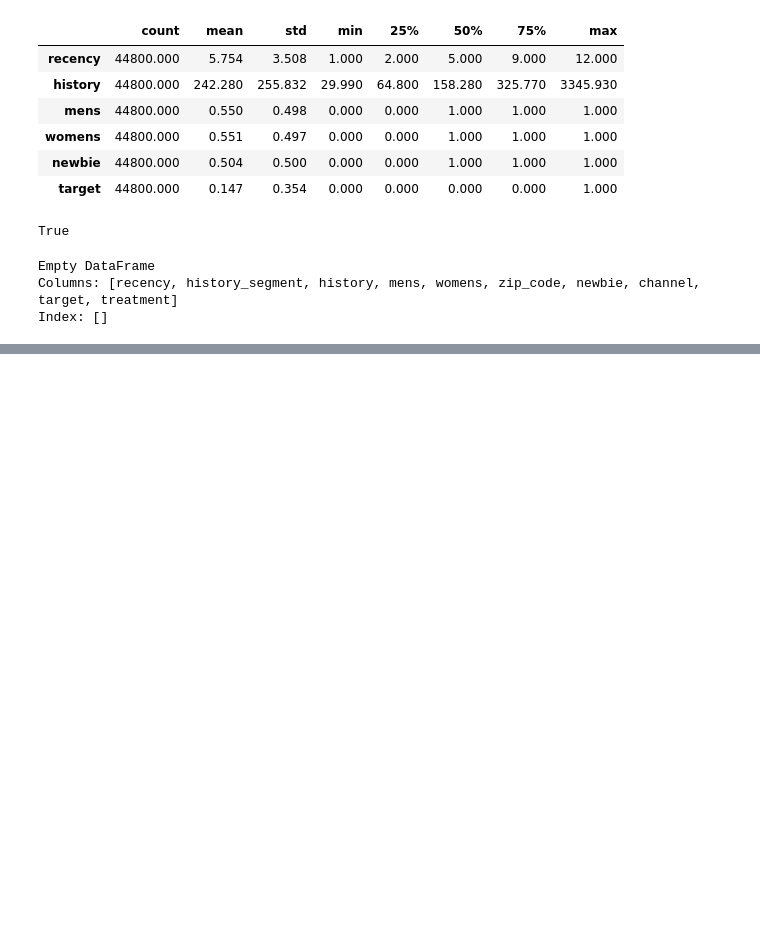
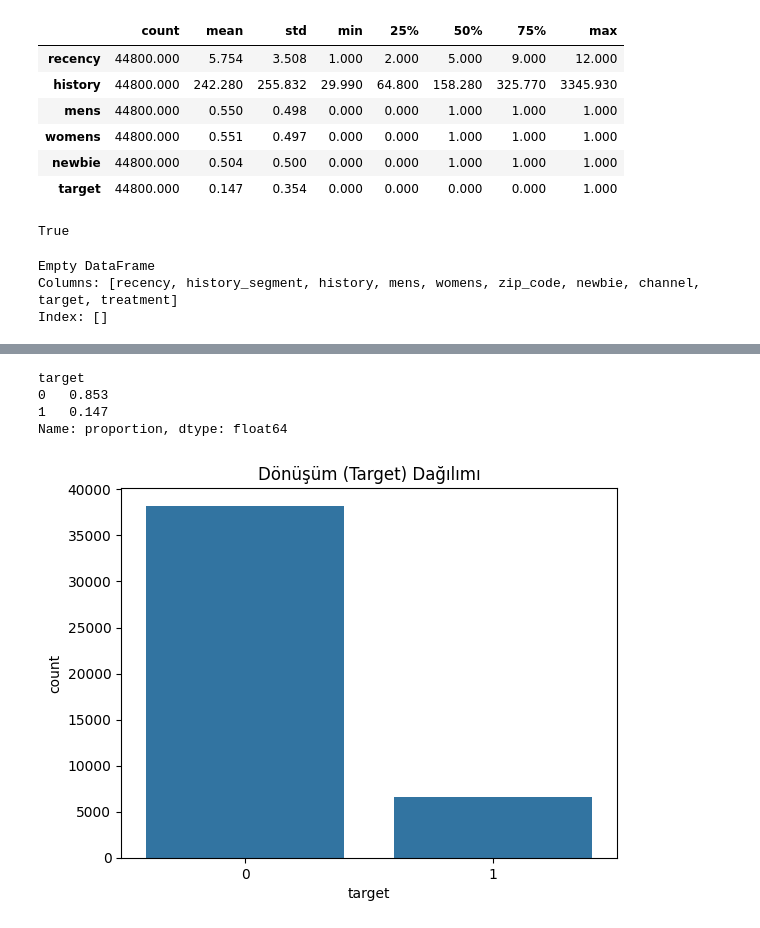
Before and after one commit to faranji/causal-crm-uplift-modeling, a Jupyter notebook: eda.ipynb, the cells around one changed output, grey strips where cells are left out. Cells and saved outputs as stored; diff of their text form; code cells hidden in the pictures; blank space fills up the shorter version.

```diff
--- a/eda.ipynb
+++ b/eda.ipynb
@@ -147,0 +158,13 @@ Index: []
+# %%
+# Satın alma oranlarını yüzdesel olarak görelim
+print(df_train['target'].value_counts(normalize=True))
+
+sns.countplot(data=df_train, x='target')
+plt.title("Dönüşüm (Target) Dağılımı")
+plt.show()
+# %% [output]
+target
+0   0.853
+1   0.147
+Name: proportion, dtype: float64
+[figure, added]
```
Also changed, not shown: parts of 4 cells of this notebook.
